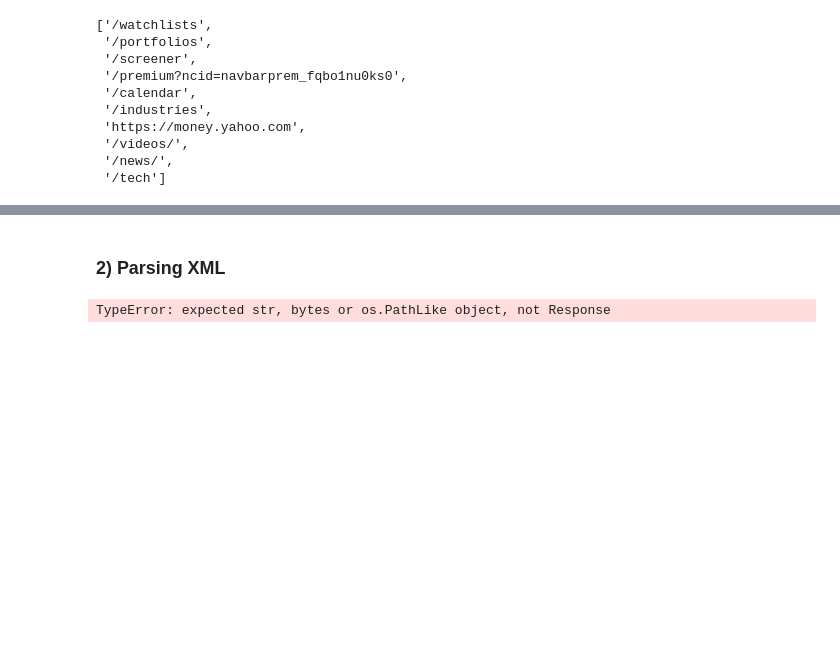
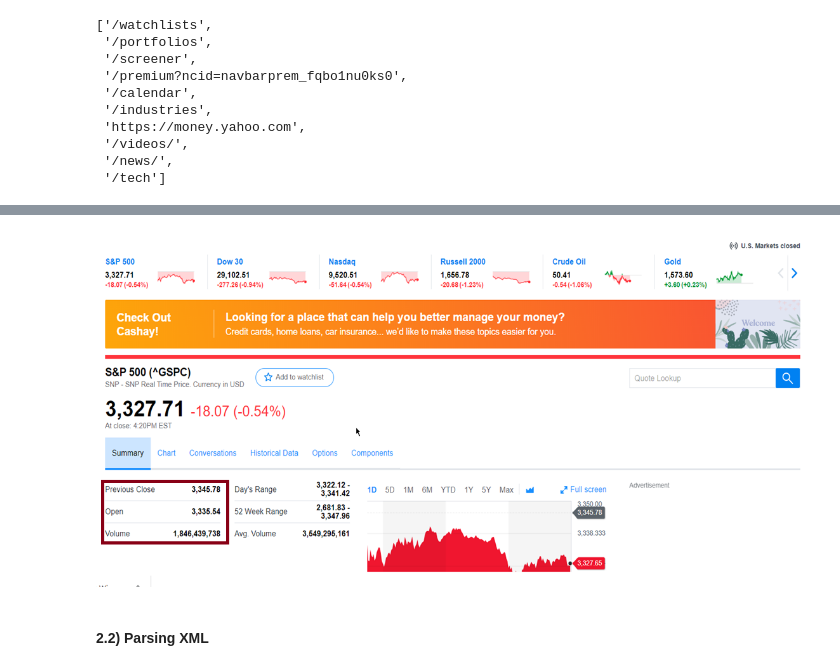
Before and after one commit to Christoph16478/web_scraping, a Jupyter notebook: script.ipynb, the cells around one changed output, grey strips where cells are left out. Cells and saved outputs as stored; diff of their text form; code cells hidden in the pictures; blank space fills up the shorter version.

```diff
--- a/script.ipynb
+++ b/script.ipynb
@@ -184,3 +171,9 @@ call_data
+# %%
+# Online site shown to prove that the file worked.
+from IPython.display import Image
+Image("online_site.png")
+# %% [output]
+[figure, added]
 # %% [markdown]
-### 2) Parsing XML
+#### 2.2) Parsing XML
 # %%
@@ -187,7 +181,8 @@ call_data
 from lxml import objectify
 # %%
-path = ''
+# Set the path, ...
+path = 'letterVanGogh.xml'
+# ... parse the object ...
 parsed = objectify.parse(open(path))
+# ... and get reference to the root element.
 root = parsed.getroot()
-# %% [output]
-TypeError: expected str, bytes or os.PathLike object, not Response
```
Also changed, not shown: parts of 44 cells of this notebook, 3 other files.
